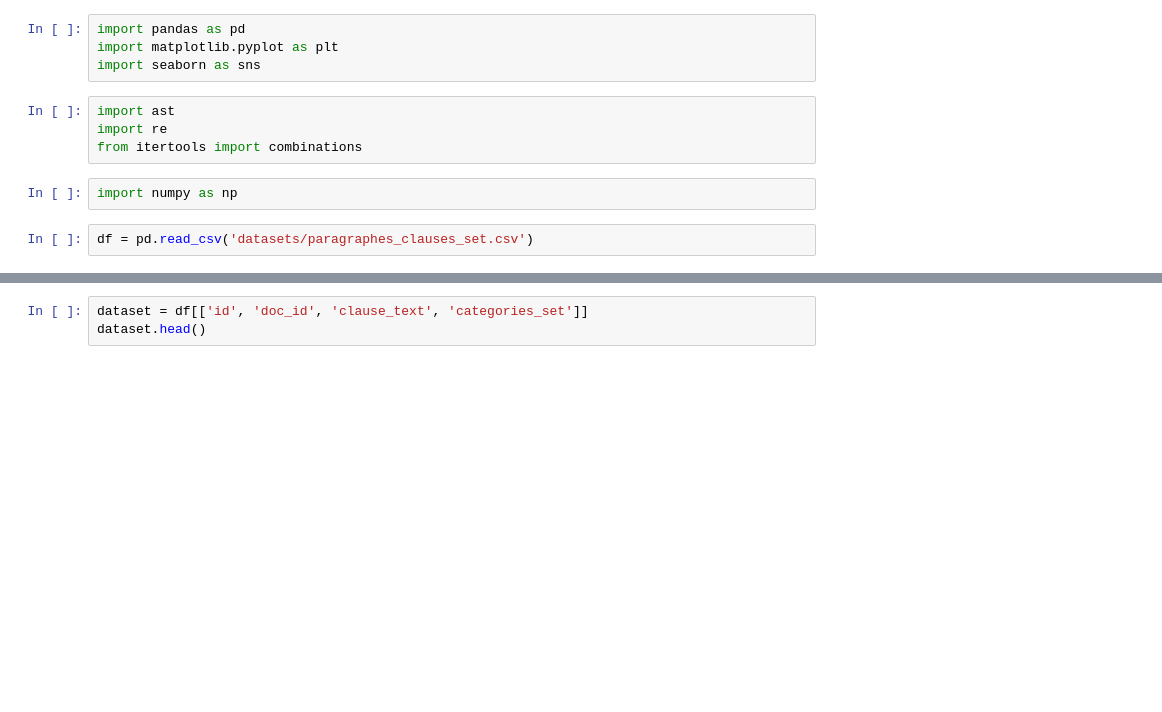
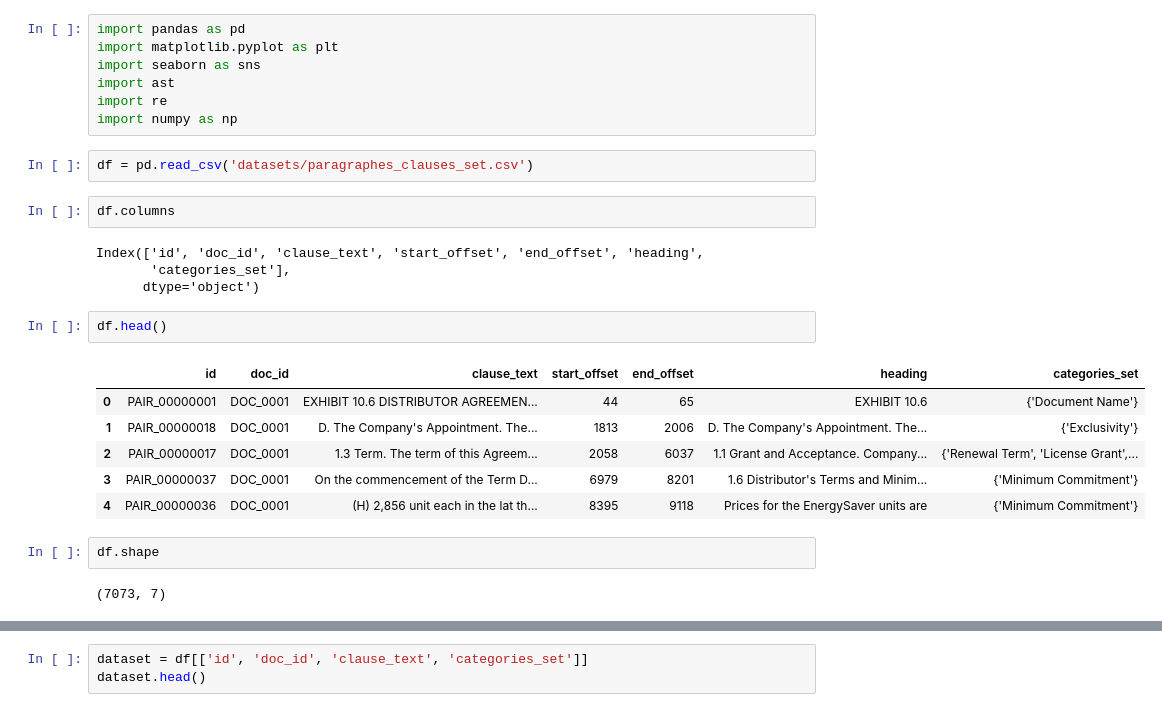
Before and after one commit to sakunithilakarathne/Legal-Clause-Risk-Classifier, a Jupyter notebook: Notebooks/data_visualization.ipynb, the cells around one changed output, grey strips where cells are left out. Saved outputs shown, nothing was run; the diff lists cells and outputs as text; blank space fills up the shorter version.

```diff
--- a/Notebooks/data_visualization.ipynb
+++ b/Notebooks/data_visualization.ipynb
@@ -2,11 +2,27 @@
 import pandas as pd
 import matplotlib.pyplot as plt
 import seaborn as sns
+import ast
+import re
+import numpy as np
-# %%
-import ast
-import re
-from itertools import combinations
-# %%
-import numpy as np
 # %%
 df = pd.read_csv('datasets/paragraphes_clauses_set.csv')
+# %%
+df.columns
+# %% [output]
+Index(['id', 'doc_id', 'clause_text', 'start_offset', 'end_offset', 'heading',
+       'categories_set'],
+      dtype='object')
+# %%
+df.head()
+# %% [output]
+|  | id | doc_id | clause_text | start_offset | end_offset | heading | categories_set |
+| 0 | PAIR_00000001 | DOC_0001 | EXHIBIT 10.6 DISTRIBUTOR AGREEMEN... | 44 | 65 | EXHIBIT 10.6 | {'Document Name'} |
+| 1 | PAIR_00000018 | DOC_0001 | D. The Company's Appointment. The... | 1813 | 2006 | D. The Company's Appointment. The... | {'Exclusivity'} |
+| 2 | PAIR_00000017 | DOC_0001 | 1.3 Term. The term of this Agreem... | 2058 | 6037 | 1.1 Grant and Acceptance. Company... | {'Renewal Term', 'License Grant',... |
+| 3 | PAIR_00000037 | DOC_0001 | On the commencement of the Term D... | 6979 | 8201 | 1.6 Distributor's Terms and Minim... | {'Minimum Commitment'} |
+| 4 | PAIR_00000036 | DOC_0001 | (H) 2,856 unit each in the lat th... | 8395 | 9118 | Prices for the EnergySaver units are | {'Minimum Commitment'} |
+# %%
+df.shape
+# %% [output]
+(7073, 7)
```
Also changed, not shown: parts of 4 cells of this notebook, 1 other file.
